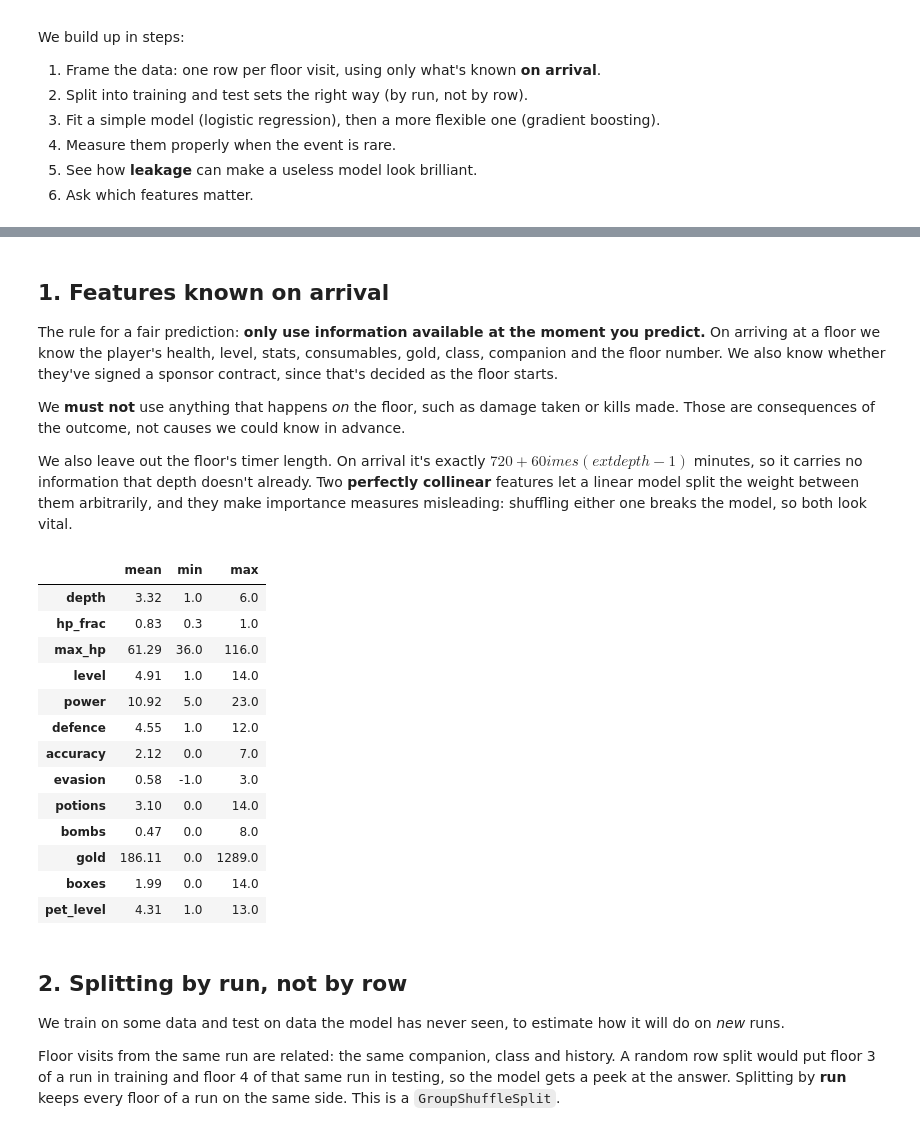
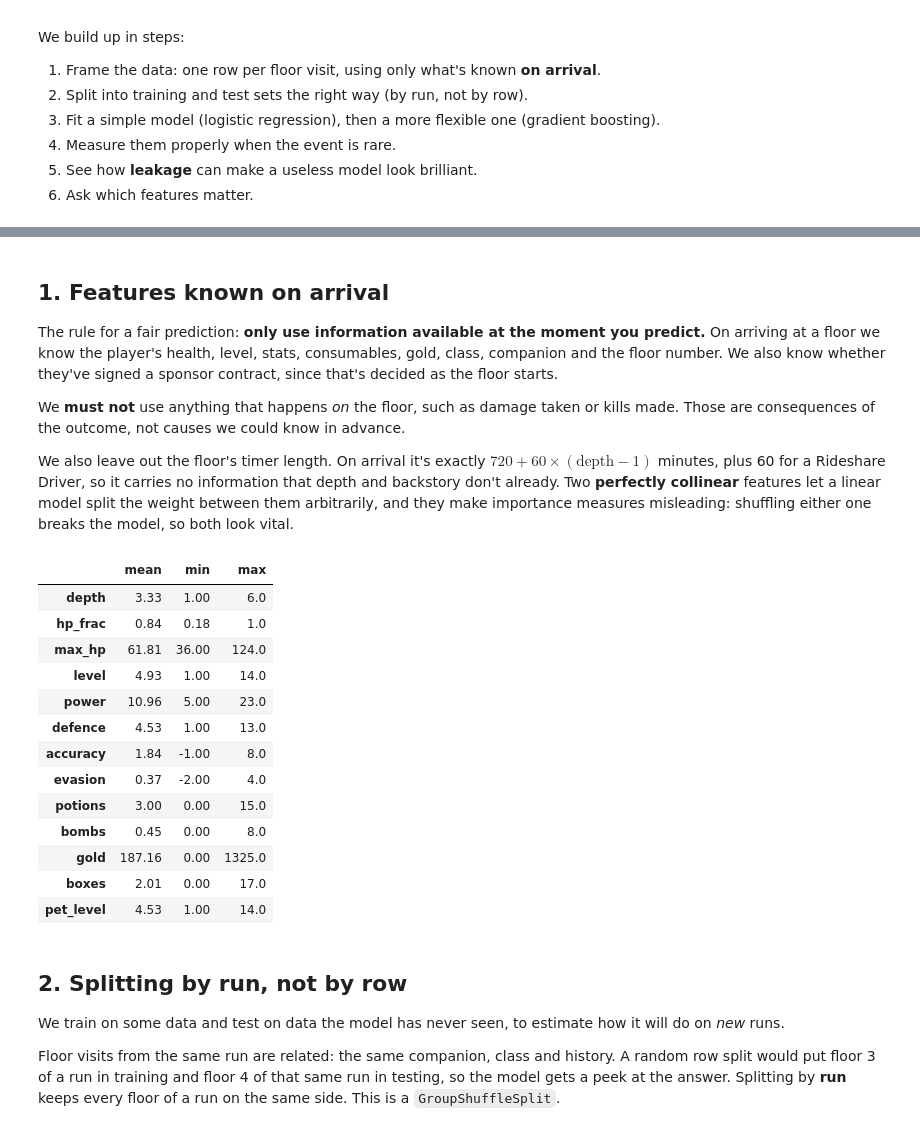
Before and after one commit to DarylHS/crawl-live, a Jupyter notebook: analysis/04_predict_death.ipynb, the cells around one changed output, grey strips where cells are left out. Drawn from its saved outputs; the diff is of its cells as text; code cells hidden in the pictures.

```diff
--- a/analysis/04_predict_death.ipynb
+++ b/analysis/04_predict_death.ipynb
@@ -42,34 +42,35 @@ The rule for a fair prediction: **only use information available at the moment y
 
 We **must not** use anything that happens *on* the floor, such as damage taken or kills made. Those are consequences of the outcome, not causes we could know in advance.
 
-We also leave out the floor's timer length. On arrival it's exactly $720 + 60 	imes (	ext{depth} - 1)$ minutes, so it carries no information that depth doesn't already. Two **perfectly collinear** features let a linear model split the weight between them arbitrarily, and they make importance measures misleading: shuffling either one breaks the model, so both look vital.
+We also leave out the floor's timer length. On arrival it's exactly $720 + 60 \times (\text{depth} - 1)$ minutes, plus 60 for a Rideshare Driver, so it carries no information that depth and backstory don't already. Two **perfectly collinear** features let a linear model split the weight between them arbitrarily, and they make importance measures misleading: shuffling either one breaks the model, so both look vital.
 # %%
 NUMERIC = ["depth", "hp_frac", "max_hp", "level", "power", "defence", "accuracy", "evasion",
            "potions", "bombs", "gold", "boxes", "pet_level"]
-assert (floors["timer_max"] == 720 + 60 * (floors["depth"] - 1)).all()    # redundant with depth
-CATEGORICAL = ["cls", "pet", "contract", "pet_down"]
+extra = floors["timer_max"] - (720 + 60 * (floors["depth"] - 1))
+assert (extra == 60 * (floors["backstory"] == "rideshare")).all()            # redundant with depth + backstory
+CATEGORICAL = ["cls", "race", "backstory", "pet", "contract", "pet_down"]
 LEAKY = ["damage_taken", "kills_here", "gold_earned", "viewers_gained"]      # known only afterwards
 
 floors["pet_down"] = floors["pet_down"].astype(str)
 X = floors[NUMERIC + CATEGORICAL]
 y = floors["died_here"]
 groups = floors["run_id"]
 X.describe().T[["mean", "min", "max"]].round(2)
 # %% [output]
 |  | mean | min | max |
-| depth | 3.32 | 1.0 | 6.0 |
-| hp_frac | 0.83 | 0.3 | 1.0 |
-| max_hp | 61.29 | 36.0 | 116.0 |
-| level | 4.91 | 1.0 | 14.0 |
-| power | 10.92 | 5.0 | 23.0 |
-| defence | 4.55 | 1.0 | 12.0 |
-| accuracy | 2.12 | 0.0 | 7.0 |
-| evasion | 0.58 | -1.0 | 3.0 |
-| potions | 3.10 | 0.0 | 14.0 |
-| bombs | 0.47 | 0.0 | 8.0 |
-| gold | 186.11 | 0.0 | 1289.0 |
-| boxes | 1.99 | 0.0 | 14.0 |
-| pet_level | 4.31 | 1.0 | 13.0 |
+| depth | 3.33 | 1.00 | 6.0 |
+| hp_frac | 0.84 | 0.18 | 1.0 |
+| max_hp | 61.81 | 36.00 | 124.0 |
+| level | 4.93 | 1.00 | 14.0 |
+| power | 10.96 | 5.00 | 23.0 |
+| defence | 4.53 | 1.00 | 13.0 |
+| accuracy | 1.84 | -1.00 | 8.0 |
+| evasion | 0.37 | -2.00 | 4.0 |
+| potions | 3.00 | 0.00 | 15.0 |
+| bombs | 0.45 | 0.00 | 8.0 |
+| gold | 187.16 | 0.00 | 1325.0 |
+| boxes | 2.01 | 0.00 | 17.0 |
+| pet_level | 4.53 | 1.00 | 14.0 |
 # %% [markdown]
 ## 2. Splitting by run, not by row
 
```
Also changed, not shown: parts of 7 cells of this notebook, 21 other files.
